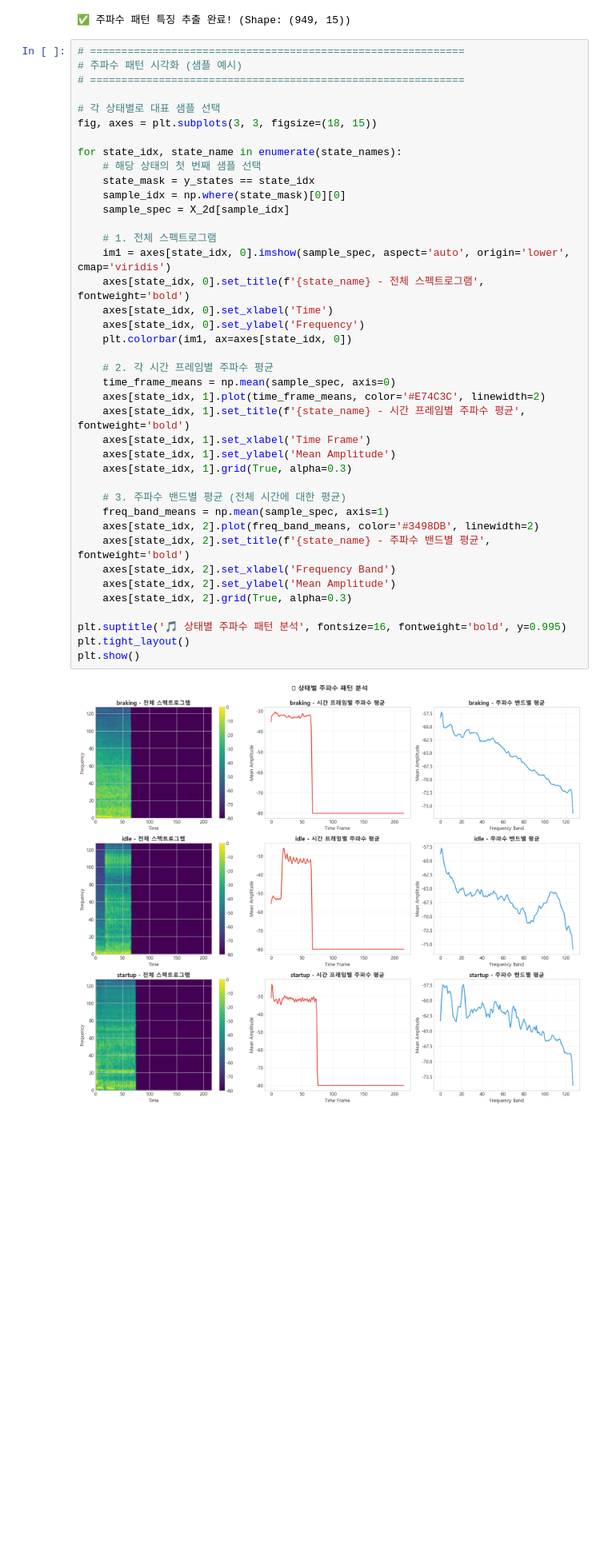
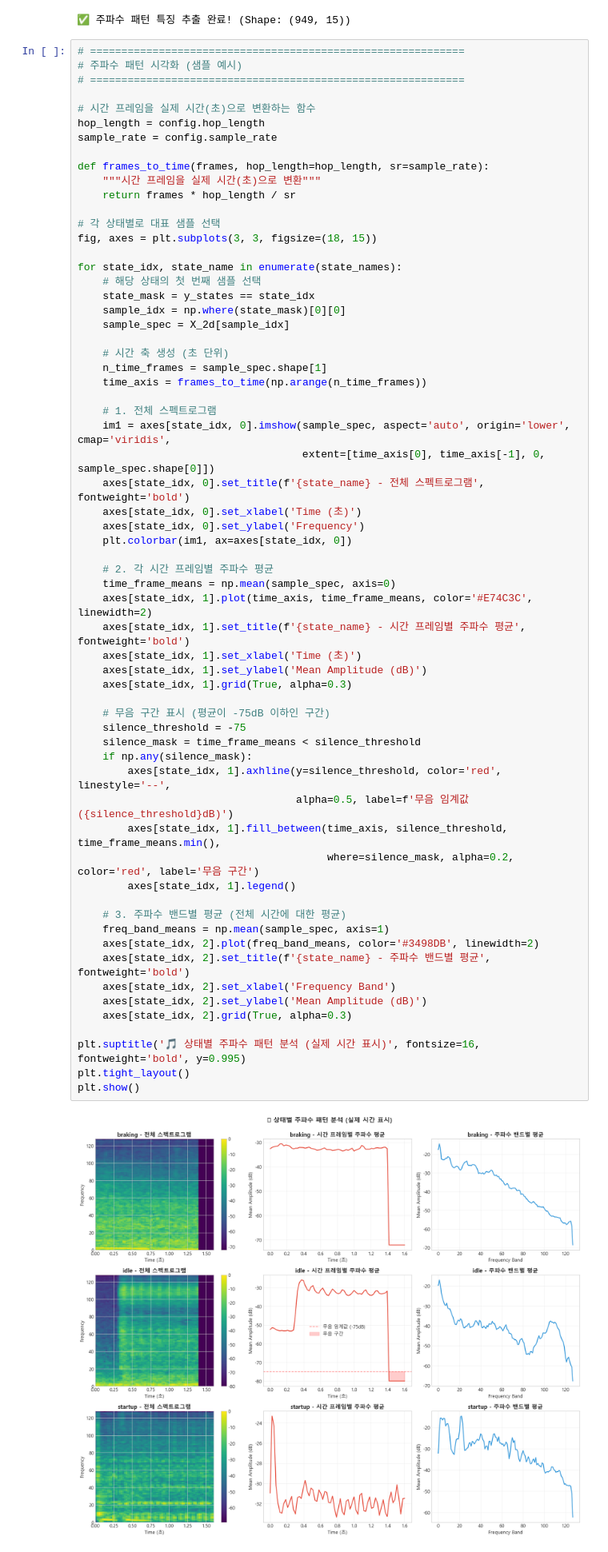
Before and after one commit to kkch1012/Sound_Project, a Jupyter notebook: notebooks/07_Spectrogram_Pattern_Analysis.ipynb, the cells around one changed output. Shown at 80% size. Saved outputs shown, nothing was run; the diff lists cells and outputs as text; blank space fills up the shorter version.

```diff
--- a/notebooks/07_Spectrogram_Pattern_Analysis.ipynb
+++ b/notebooks/07_Spectrogram_Pattern_Analysis.ipynb
@@ -438,44 +536,67 @@ print(f"\n✅ 주파수 패턴 특징 추출 완료! (Shape: {df_freq_pattern.sh
 # ============================================================
 # 주파수 패턴 시각화 (샘플 예시)
 # ============================================================
+
+# 시간 프레임을 실제 시간(초)으로 변환하는 함수
+hop_length = config.hop_length
+sample_rate = config.sample_rate
+
+def frames_to_time(frames, hop_length=hop_length, sr=sample_rate):
+    """시간 프레임을 실제 시간(초)으로 변환"""
+    return frames * hop_length / sr
 
 # 각 상태별로 대표 샘플 선택
 fig, axes = plt.subplots(3, 3, figsize=(18, 15))
 
 for state_idx, state_name in enumerate(state_names):
     # 해당 상태의 첫 번째 샘플 선택
     state_mask = y_states == state_idx
     sample_idx = np.where(state_mask)[0][0]
     sample_spec = X_2d[sample_idx]
 
+    # 시간 축 생성 (초 단위)
+    n_time_frames = sample_spec.shape[1]
+    time_axis = frames_to_time(np.arange(n_time_frames))
+
     # 1. 전체 스펙트로그램
-    im1 = axes[state_idx, 0].imshow(sample_spec, aspect='auto', origin='lower', cmap='viridis')
+    im1 = axes[state_idx, 0].imshow(sample_spec, aspect='auto', origin='lower', cmap='viridis',
+                                    extent=[time_axis[0], time_axis[-1], 0, sample_spec.shape[0]])
     axes[state_idx, 0].set_title(f'{state_name} - 전체 스펙트로그램', fontweight='bold')
-    axes[state_idx, 0].set_xlabel('Time')
+    axes[state_idx, 0].set_xlabel('Time (초)')
     axes[state_idx, 0].set_ylabel('Frequency')
     plt.colorbar(im1, ax=axes[state_idx, 0])
 
     # 2. 각 시간 프레임별 주파수 평균
     time_frame_means = np.mean(sample_spec, axis=0)
-    axes[state_idx, 1].plot(time_frame_means, color='#E74C3C', linewidth=2)
+    axes[state_idx, 1].plot(time_axis, time_frame_means, color='#E74C3C', linewidth=2)
     axes[state_idx, 1].set_title(f'{state_name} - 시간 프레임별 주파수 평균', fontweight='bold')
-    axes[state_idx, 1].set_xlabel('Time Frame')
-    axes[state_idx, 1].set_ylabel('Mean Amplitude')
+    axes[state_idx, 1].set_xlabel('Time (초)')
+    axes[state_idx, 1].set_ylabel('Mean Amplitude (dB)')
     axes[state_idx, 1].grid(True, alpha=0.3)
+
+    # 무음 구간 표시 (평균이 -75dB 이하인 구간)
+    silence_threshold = -75
+    silence_mask = time_frame_means < silence_threshold
+    if np.any(silence_mask):
+        axes[state_idx, 1].axhline(y=silence_threshold, color='red', linestyle='--',
+                                   alpha=0.5, label=f'무음 임계값 ({silence_threshold}dB)')
+        axes[state_idx, 1].fill_between(time_axis, silence_threshold, time_frame_means.min(),
+                                        where=silence_mask, alpha=0.2, color='red', label='무음 구간')
+        axes[state_idx, 1].legend()
 
     # 3. 주파수 밴드별 평균 (전체 시간에 대한 평균)
     freq_band_means = np.mean(sample_spec, axis=1)
     axes[state_idx, 2].plot(freq_band_means, color='#3498DB', linewidth=2)
     axes[state_idx, 2].set_title(f'{state_name} - 주파수 밴드별 평균', fontweight='bold')
     axes[state_idx, 2].set_xlabel('Frequency Band')
-    axes[state_idx, 2].set_ylabel('Mean Amplitude')
+    axes[state_idx, 2].set_ylabel('Mean Amplitude (dB)')
     axes[state_idx, 2].grid(True, alpha=0.3)
 
-plt.suptitle('🎵 상태별 주파수 패턴 분석', fontsize=16, fontweight='bold', y=0.995)
+plt.suptitle('🎵 상태별 주파수 패턴 분석 (실제 시간 표시)', fontsize=16, fontweight='bold', y=0.995)
 plt.tight_layout()
 plt.show()
 # %% [output]
-[figure, old version]
+[figure, new version]
 # %% [markdown]
 ## 5. 에너지 분포 분석
 # %%
```
Also changed, not shown: parts of 12 cells of this notebook.
